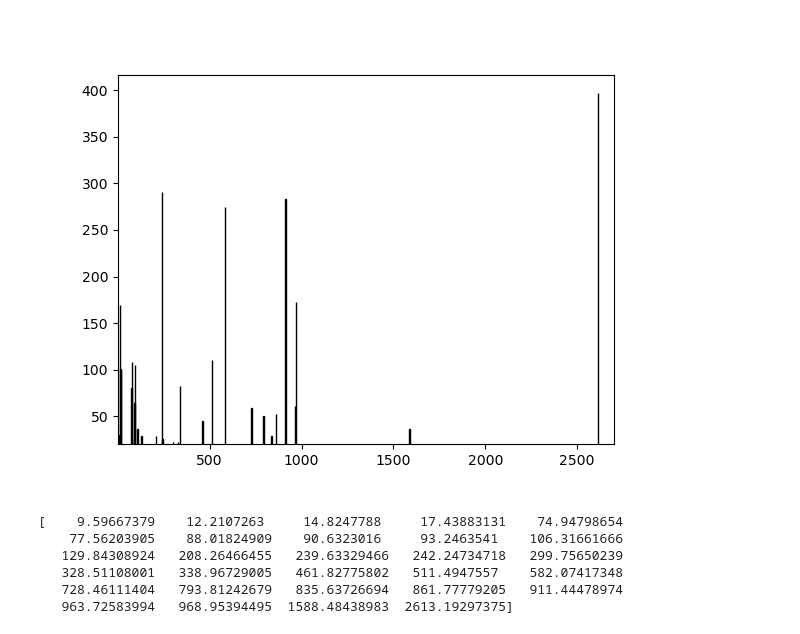
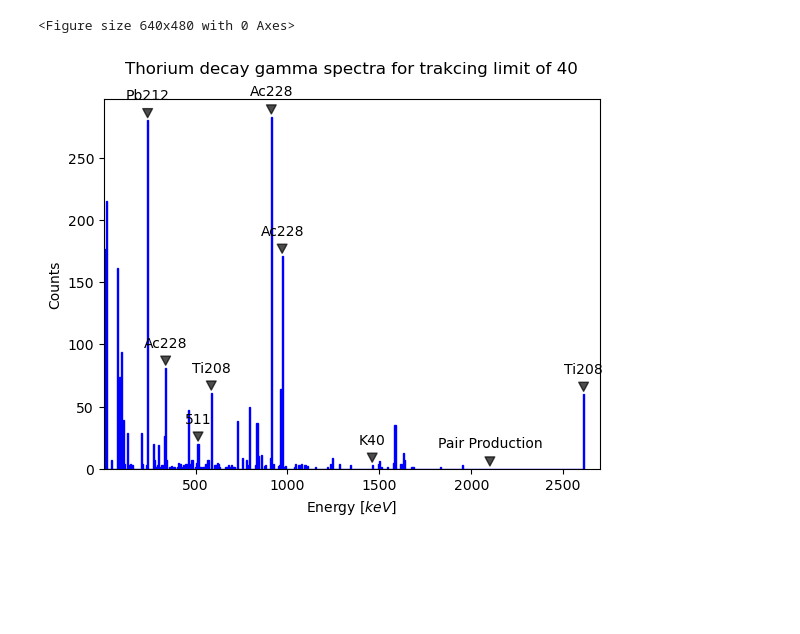
Before and after one commit to nyuad-astroparticle/tes-geant, a Jupyter notebook: analysis/thorium.ipynb, the cells around one changed output. Saved outputs shown, nothing was run; the diff lists cells and outputs as text; code cells hidden in the pictures; blank space fills up the shorter version.

```diff
--- a/analysis/thorium.ipynb
+++ b/analysis/thorium.ipynb
@@ -69,25 +69,42 @@ gamma
-# %%
-plt.clf()
-counts, bin_edges, patches = plt.hist(gamma['Initial Energy'], bins = 1000)
-# plt.xscale('log')
-# plt.gca().xaxis.set_major_locator(ticker.MultipleLocator(base=100))
-plt.xlim(1,2700)
-plt.ylim(20,)
-plt.show()
-# %% [output]
-[figure, removed]
-# %%
-bin_centers = (bin_edges[:-1] + bin_edges[1:]) / 2
-
-# Identify the x values (bin centers) of peaks with frequency higher than 20
-peaks_x_values = bin_centers[counts > 20]
-
-# Print the x values of peaks that are higher than 20
-print(peaks_x_values)
-# %% [output]
-[    9.59667379    12.2107263     14.8247788     17.43883131    74.94798654
-    77.56203905    88.01824909    90.6323016     93.2463541    106.31661666
-   129.84308924   208.26466455   239.63329466   242.24734718   299.75650239
-   328.51108001   338.96729005   461.82775802   511.4947557    582.07417348
-   728.46111404   793.81242679   835.63726694   861.77779205   911.44478974
-   963.72583994   968.95394495  1588.48438983  2613.19297375]
+# %%
+def annotate_peaks(ax, x_values, y_values, labels):
+    for x, y, label in zip(x_values, y_values, labels):
+        ax.annotate(label, xy=(x, y), xytext=(x, y + 20),  # Adjust xytext to control the label position
+                    arrowprops=dict(facecolor='black', arrowstyle='wedge,tail_width=0.7', alpha=0.7),
+                    horizontalalignment='center', verticalalignment='center')
+
+
+
+x_irl = [238.6, 338.3, 511, 583.2, 911.2, 968.9, 1460, 2103, 2614.5]
+material_names = ['Pb212', 'Ac228', '511', 'Ti208', 'Ac228', 'Ac228', 'K40', 'Pair Production', 'Ti208']
+
+plt.clf()
+fig, ax = plt.subplots()
+counts, bin_edges, patches = ax.hist(gamma['Initial Energy'], bins = 400, color = 'b', edgecolor = 'blue')
+bin_centers = (bin_edges[:-1] + bin_edges[1:]) / 2
+
+x_sim = []
+
+for x in x_irl:
+    x_sim.append(max([i for i in bin_centers if abs(x-i) < 5.]))
+
+y_sim = []
+for x,y in zip(bin_centers, counts):
+    if x in x_sim:
+        y_sim.append(y)
+
+
+
+
+# plt.xscale('log')
+# plt.gca().xaxis.set_major_locator(ticker.MultipleLocator(base=100))
+ax.set_xlim(1,2700)
+ax.set_xlabel('Energy [$keV$]')
+ax.set_ylabel('Counts')
+ax.set_yscale('linear')
+ax.set_title('Thorium decay gamma spectra for trakcing limit of 40\n')
+annotate_peaks(ax, x_sim, y_sim, material_names)
+plt.show()
+# %% [output]
+<Figure size 640x480 with 0 Axes>
+[figure, added]
```
Also changed, not shown: parts of 5 cells of this notebook.
